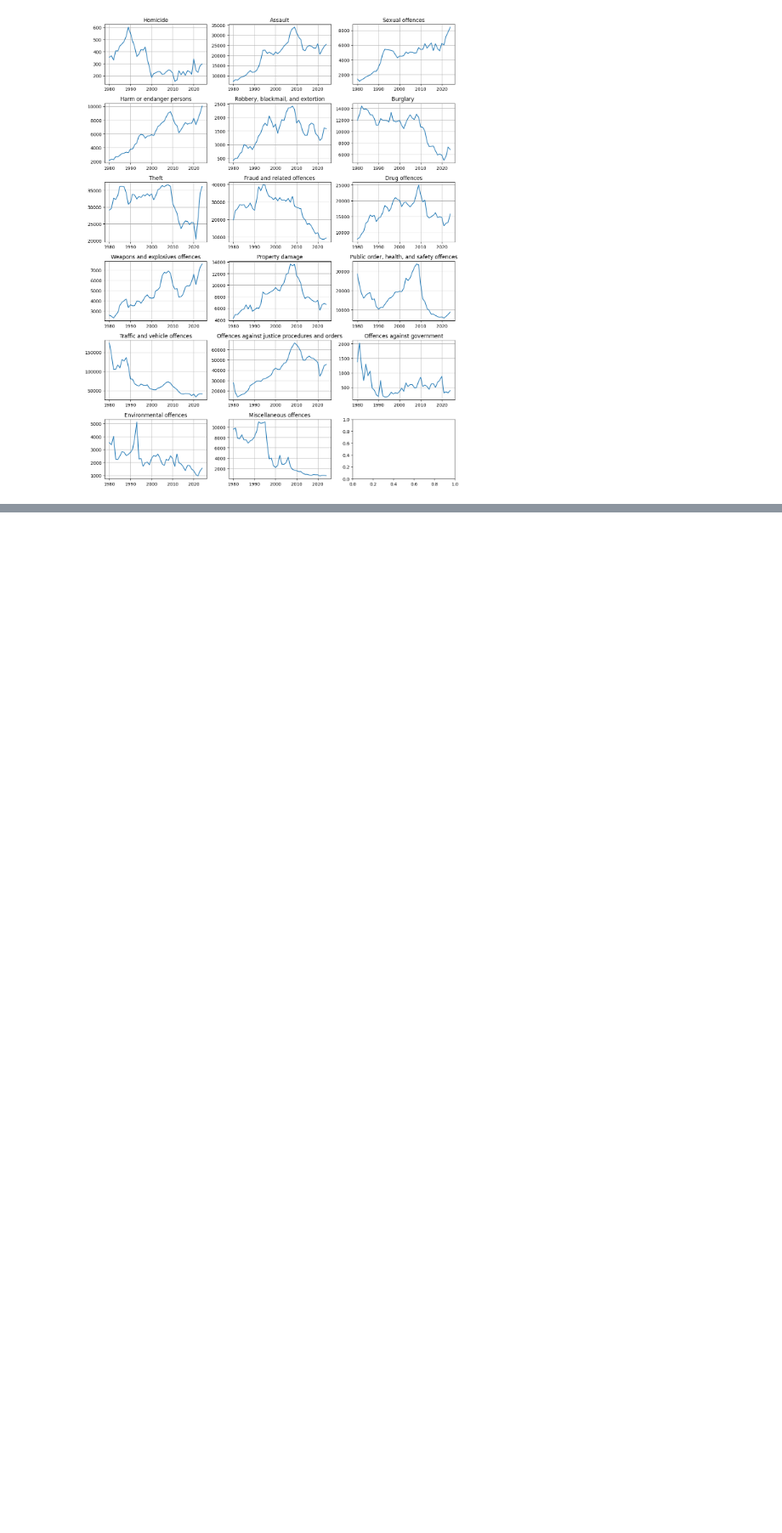
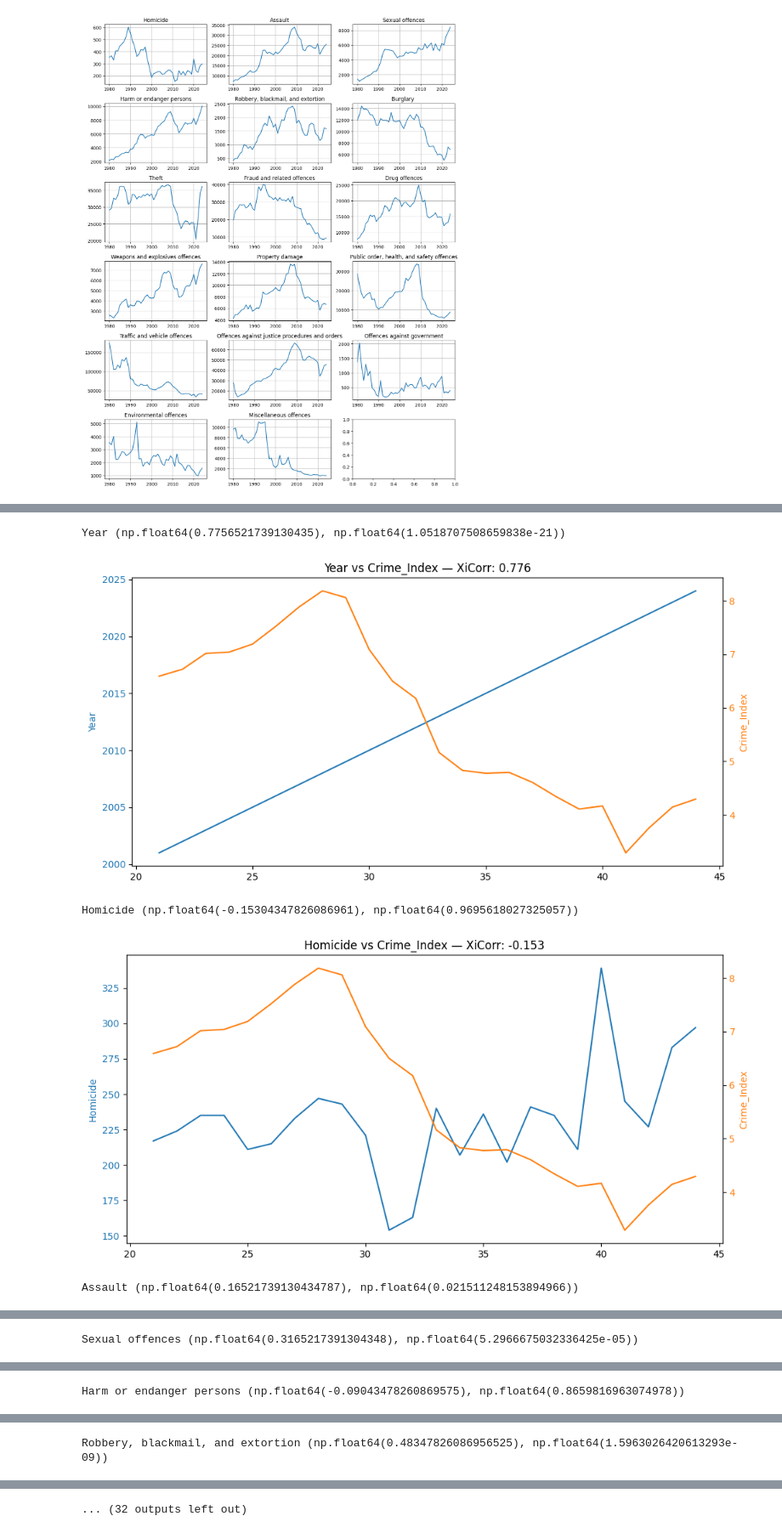
Before and after one commit to Basuru12/Newzealand-Crime-Prediction, a Jupyter notebook: EDA.ipynb, the cells around one changed output, grey strips where cells are left out. Shown at 85% size. Saved outputs shown, nothing was run; the diff lists cells and outputs as text; code cells hidden in the pictures; blank space fills up the shorter version.

```diff
--- a/EDA.ipynb
+++ b/EDA.ipynb
@@ -111,0 +114,2 @@ plt.show()
+# %%
+new_df = pd.read_csv("New_csv.csv")
@@ -111,0 +137,2 @@ plt.show()
+# %%
+new_df["Crime_Index_Lagged_2"] =  new_df["Crime_Index"].shift(2)
@@ -111,0 +171,35 @@ plt.show()
+# %%
+def plot_and_corr(df, target, y):
+    df_clean = df[[target, y]].dropna()
+    result = xicor2(df_clean[target], df_clean[y])
+    print(target, result)
+
+    corr_value = result[0]  # Extract scalar correlation coefficient
+
+    fig, ax1 = plt.subplots(figsize=(10, 5))
+    ax1.plot(df_clean.index, df_clean[target], label=target, color='tab:blue')
+    ax1.set_ylabel(target, color='tab:blue')
+    ax1.tick_params(axis='y', labelcolor='tab:blue')
+
+    ax2 = ax1.twinx()
+    ax2.plot(df_clean.index, df_clean[y], label=y, color='tab:orange')
+    ax2.set_ylabel(y, color='tab:orange')
+    ax2.tick_params(axis='y', labelcolor='tab:orange')
+
+    plt.title(f"{target} vs {y} — XiCorr: {corr_value:.3f}")
+    plt.tight_layout()
+    plt.show()
+
+    return result
+# %%
+
+#Apply to all columns except the target itself
+for c in new_df.columns:
+    if c != 'Crime_Index':
+        plot_and_corr(new_df.loc['2001':].ffill(), c, 'Crime_Index')
+# %% [output]
+Year (np.float64(0.7756521739130435), np.float64(1.0518707508659838e-21))
+[figure, added]
+Homicide (np.float64(-0.15304347826086961), np.float64(0.9695618027325057))
+[figure, added]
+Assault (np.float64(0.16521739130434787), np.float64(0.021511248153894966))
@@ -111,0 +207 @@ plt.show()
+Sexual offences (np.float64(0.3165217391304348), np.float64(5.2966675032336425e-05))
@@ -111,0 +209 @@ plt.show()
+Harm or endanger persons (np.float64(-0.09043478260869575), np.float64(0.8659816963074978))
@@ -111,0 +211 @@ plt.show()
+Robbery, blackmail, and extortion (np.float64(0.48347826086956525), np.float64(1.5963026420613293e-09))
@@ -111,0 +213 @@ plt.show()
+... (32 outputs left out)
```
Also changed, not shown: parts of 4 cells of this notebook, 2 other files.
